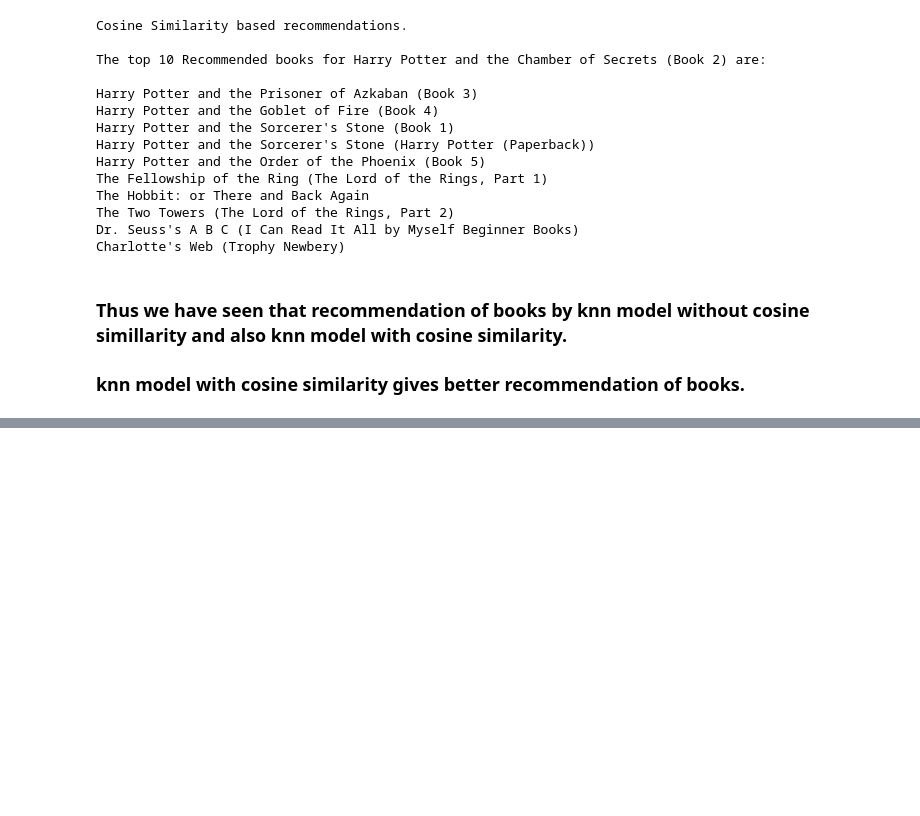
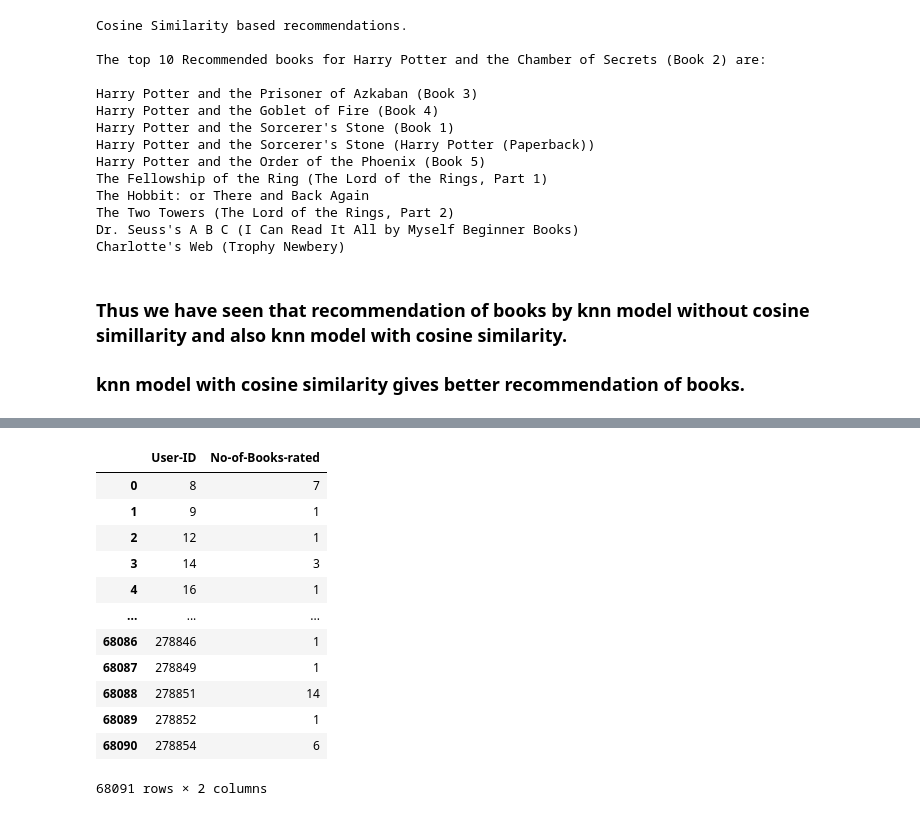
Before and after one commit to Suraj-7077/Unsupervised-ML-Book-Recommendation-system-Model, a Jupyter notebook: Unsupervised_ML_Capstone_Project_IV_.ipynb, the cells around one changed output, grey strips where cells are left out. Drawn from its saved outputs; the diff is of its cells as text; code cells hidden in the pictures; blank space fills up the shorter version.

```diff
--- a/Unsupervised_ML_Capstone_Project_IV_.ipynb
+++ b/Unsupervised_ML_Capstone_Project_IV_.ipynb
@@ -1405,0 +1478,16 @@ Charlotte's Web (Trophy Newbery)
+# %%
+books_count_df
+# %% [output]
+|  | User-ID | No-of-Books-rated |
+| 0 | 8 | 7 |
+| 1 | 9 | 1 |
+| 2 | 12 | 1 |
+| 3 | 14 | 3 |
+| 4 | 16 | 1 |
+| ... | ... | ... |
+| 68086 | 278846 | 1 |
+| 68087 | 278849 | 1 |
+| 68088 | 278851 | 14 |
+| 68089 | 278852 | 1 |
+| 68090 | 278854 | 6 |
+68091 rows × 2 columns
```
Also changed, not shown: parts of 11 cells of this notebook.
